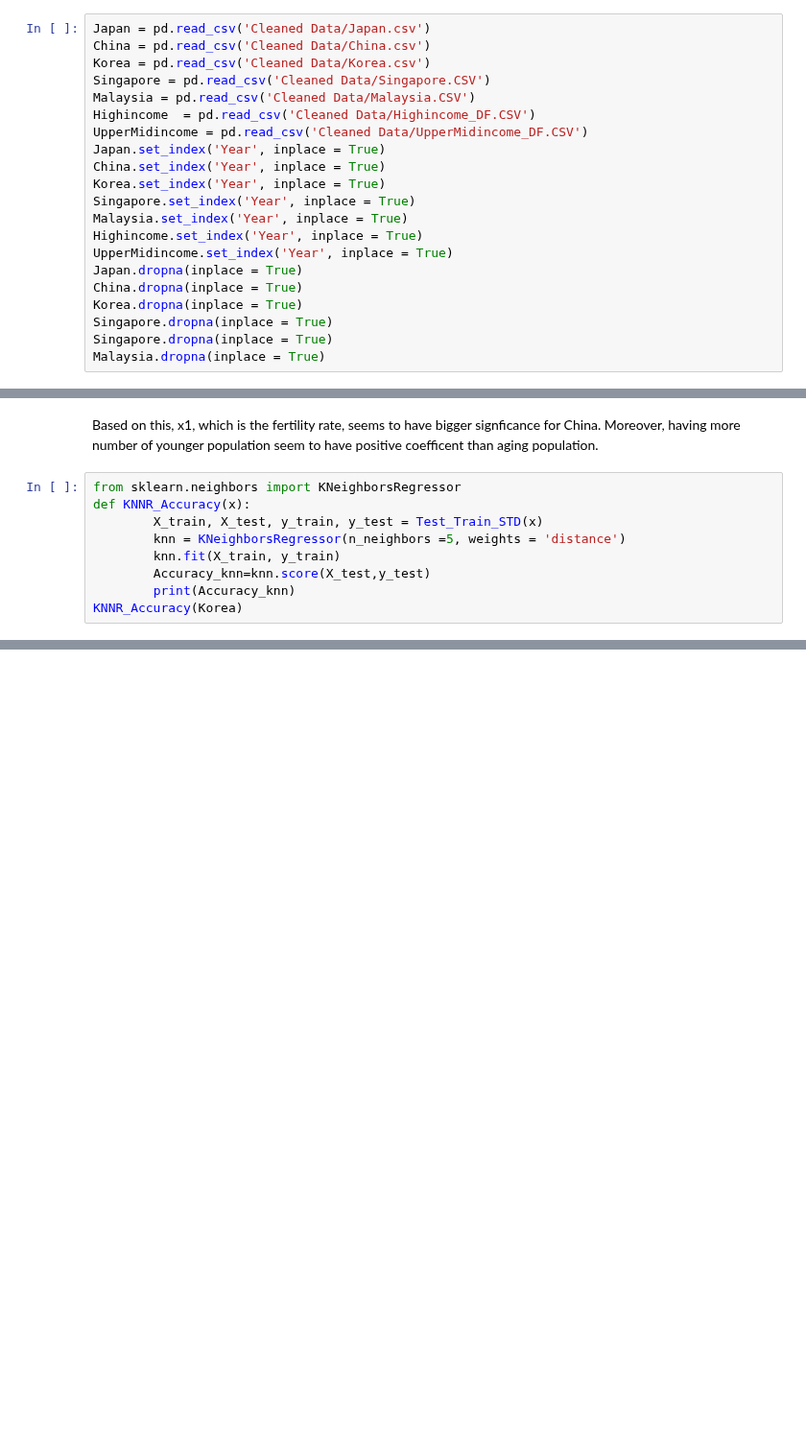
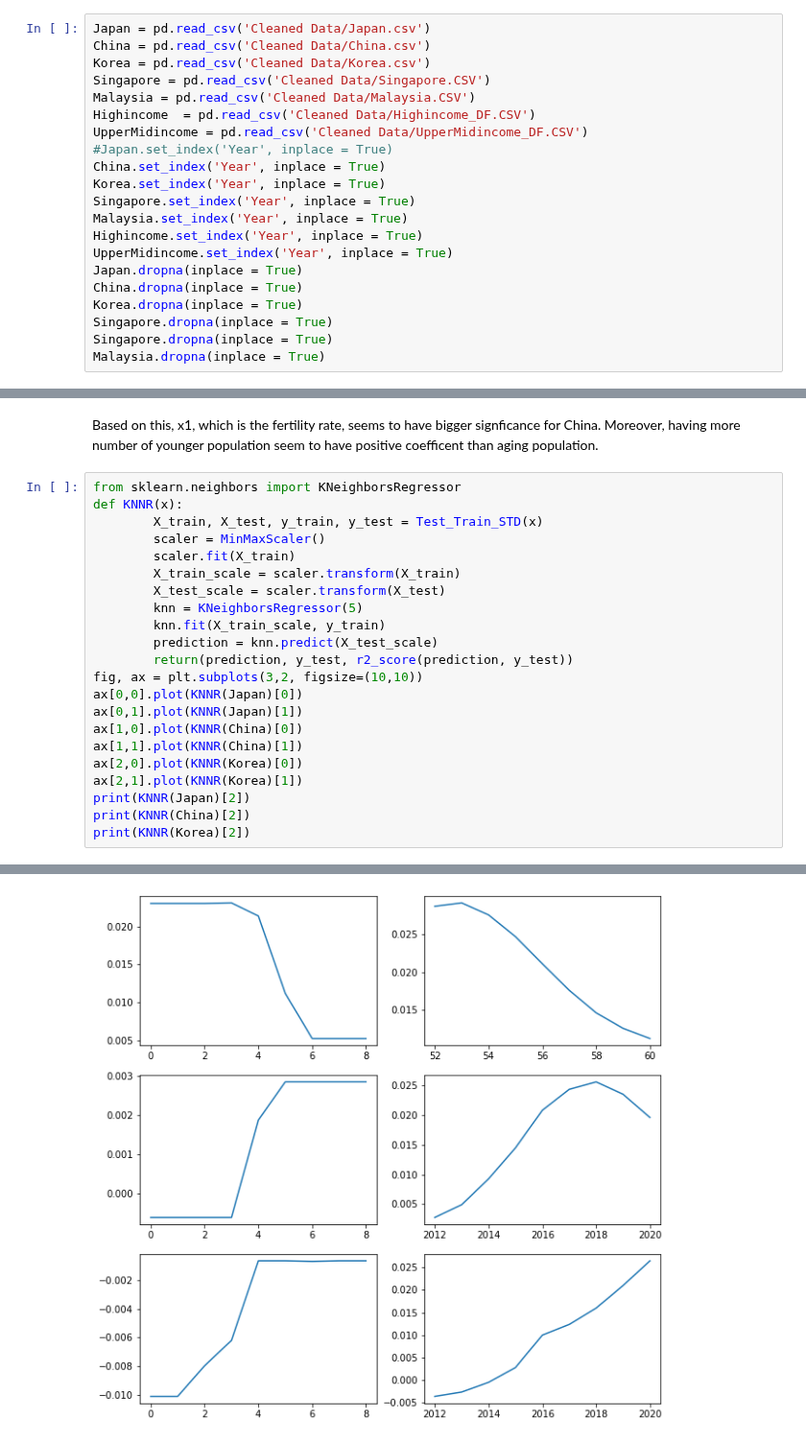
Before and after one commit to SangHyuNBack/2nd-Capstone-Project, a Jupyter notebook: Modeling.ipynb, the cells around one changed output, grey strips where cells are left out. Shown at 96% size. Drawn from its saved outputs; the diff is of its cells as text; blank space fills up the shorter version.

```diff
--- a/Modeling.ipynb
+++ b/Modeling.ipynb
@@ -16,7 +21,7 @@ Singapore = pd.read_csv('Cleaned Data/Singapore.CSV')
 Malaysia = pd.read_csv('Cleaned Data/Malaysia.CSV')
 Highincome  = pd.read_csv('Cleaned Data/Highincome_DF.CSV')
 UpperMidincome = pd.read_csv('Cleaned Data/UpperMidincome_DF.CSV')
-Japan.set_index('Year', inplace = True)
+#Japan.set_index('Year', inplace = True)
 China.set_index('Year', inplace = True)
 Korea.set_index('Year', inplace = True)
 Singapore.set_index('Year', inplace = True)
@@ -82,11 +78,24 @@ Notes:
 Based on this, x1, which is the fertility rate, seems to have bigger signficance for China. Moreover, having more number of younger population seem to have positive coefficent than aging population.
 # %%
 from sklearn.neighbors import KNeighborsRegressor
-def KNNR_Accuracy(x):
+def KNNR(x):
         X_train, X_test, y_train, y_test = Test_Train_STD(x)
-        knn = KNeighborsRegressor(n_neighbors =5, weights = 'distance')
-        knn.fit(X_train, y_train)
-        Accuracy_knn=knn.score(X_test,y_test)
-        print(Accuracy_knn)
-KNNR_Accuracy(Korea)
+        scaler = MinMaxScaler()
+        scaler.fit(X_train)
+        X_train_scale = scaler.transform(X_train)
+        X_test_scale = scaler.transform(X_test)
+        knn = KNeighborsRegressor(5)
+        knn.fit(X_train_scale, y_train)
+        prediction = knn.predict(X_test_scale)
+        return(prediction, y_test, r2_score(prediction, y_test))
+fig, ax = plt.subplots(3,2, figsize=(10,10))
+ax[0,0].plot(KNNR(Japan)[0])
+ax[0,1].plot(KNNR(Japan)[1])
+ax[1,0].plot(KNNR(China)[0])
+ax[1,1].plot(KNNR(China)[1])
+ax[2,0].plot(KNNR(Korea)[0])
+ax[2,1].plot(KNNR(Korea)[1])
+print(KNNR(Japan)[2])
+print(KNNR(China)[2])
+print(KNNR(Korea)[2])
 # %% [output]
@@ -93,0 +105 @@ KNNR_Accuracy(Korea)
+[figure, added]
```
Also changed, not shown: parts of 33 cells of this notebook.
